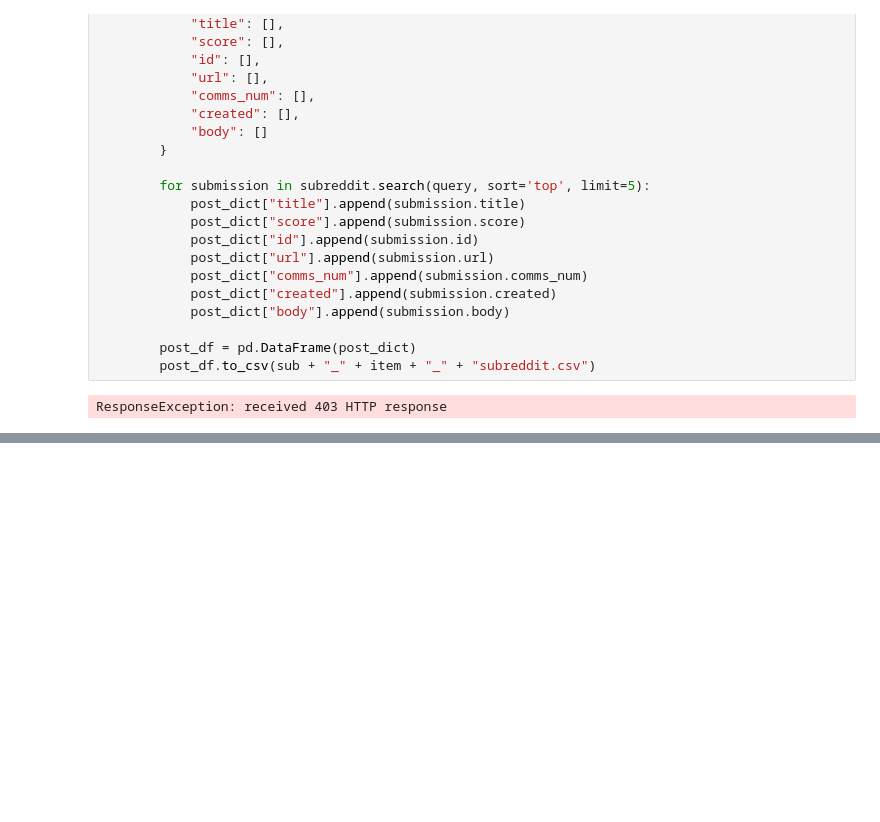
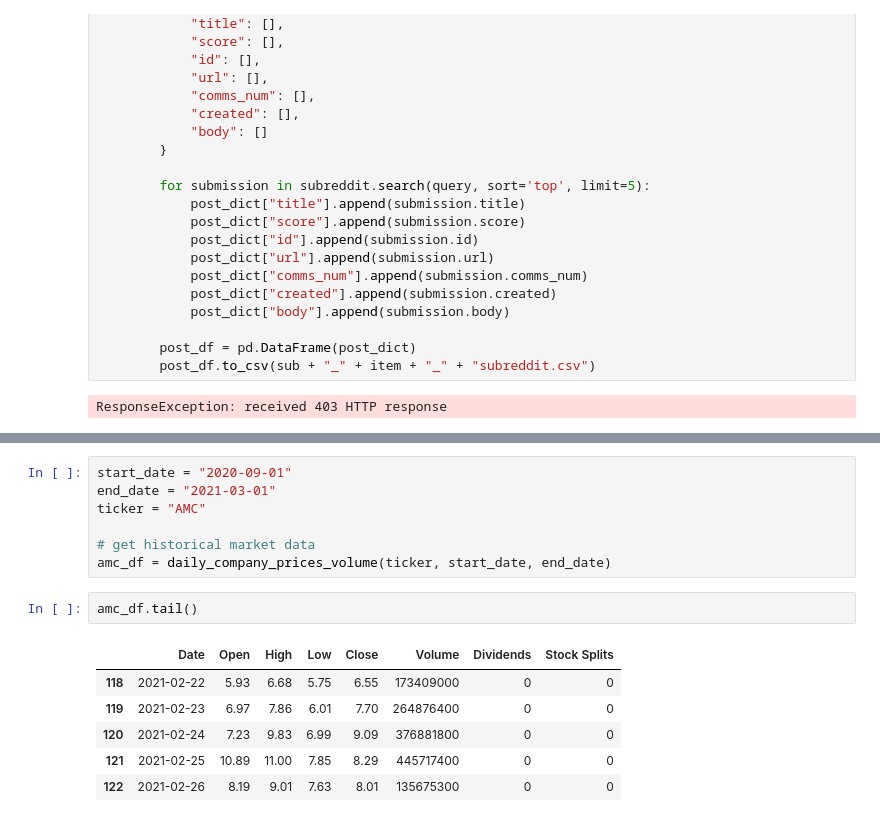
Before and after one commit to Morgan-Sell/udac-deng-bstorm, a Jupyter notebook: scrap_paper.ipynb, the cells around one changed output, grey strips where cells are left out. Saved outputs shown, nothing was run; the diff lists cells and outputs as text; blank space fills up the shorter version.

```diff
--- a/scrap_paper.ipynb
+++ b/scrap_paper.ipynb
@@ -88,0 +101,16 @@ hist
+# %%
+start_date = "2020-09-01"
+end_date = "2021-03-01"
+ticker = "AMC"
+
+# get historical market data
+amc_df = daily_company_prices_volume(ticker, start_date, end_date)
+# %%
+amc_df.tail()
+# %% [output]
+|  | Date | Open | High | Low | Close | Volume | Dividends | Stock Splits |
+| 118 | 2021-02-22 | 5.93 | 6.68 | 5.75 | 6.55 | 173409000 | 0 | 0 |
+| 119 | 2021-02-23 | 6.97 | 7.86 | 6.01 | 7.70 | 264876400 | 0 | 0 |
+| 120 | 2021-02-24 | 7.23 | 9.83 | 6.99 | 9.09 | 376881800 | 0 | 0 |
+| 121 | 2021-02-25 | 10.89 | 11.00 | 7.85 | 8.29 | 445717400 | 0 | 0 |
+| 122 | 2021-02-26 | 8.19 | 9.01 | 7.63 | 8.01 | 135675300 | 0 | 0 |
```
Also changed, not shown: parts of 8 cells of this notebook.
